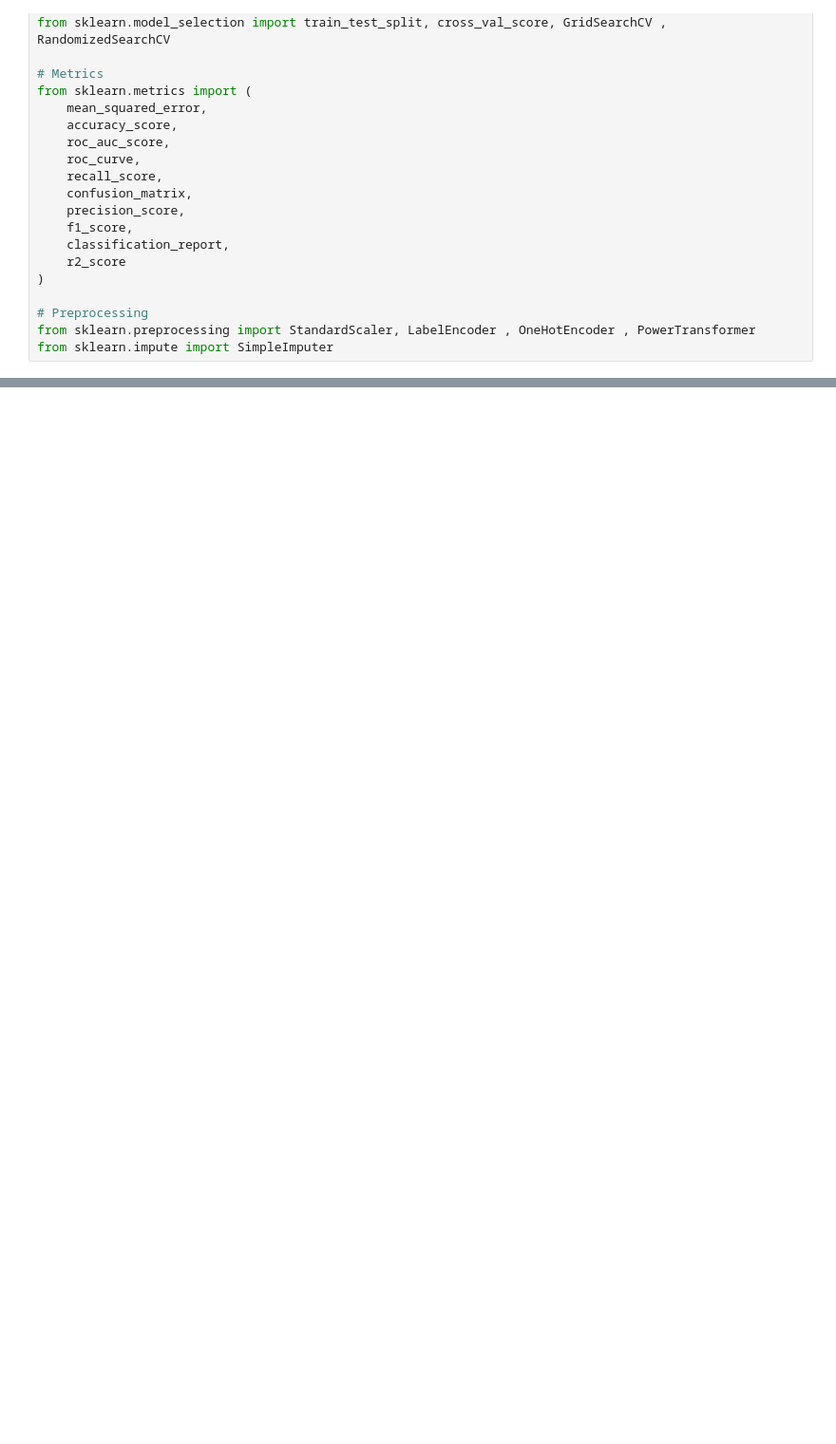
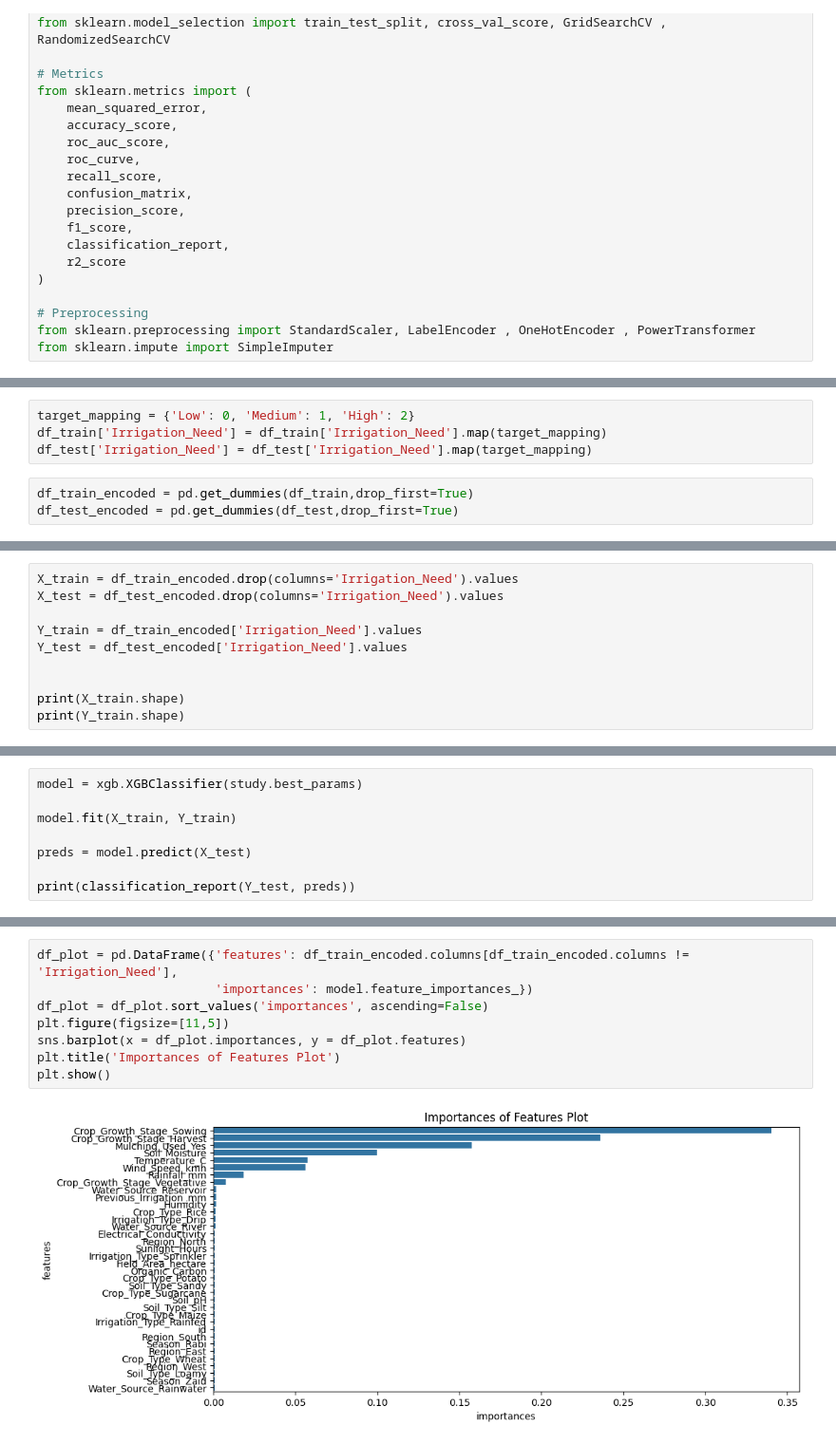
Before and after one commit to Ihaxxxx/Machine-Learning, a Jupyter notebook: imports.ipynb, the cells around one changed output, grey strips where cells are left out. Shown at 95% size. Cells and saved outputs as stored; diff of their text form; blank space fills up the shorter version.

```diff
--- a/imports.ipynb
+++ b/imports.ipynb
@@ -47,0 +108,7 @@ from sklearn.impute import SimpleImputer
+# %%
+target_mapping = {'Low': 0, 'Medium': 1, 'High': 2}
+df_train['Irrigation_Need'] = df_train['Irrigation_Need'].map(target_mapping)
+df_test['Irrigation_Need'] = df_test['Irrigation_Need'].map(target_mapping)
+# %%
+df_train_encoded = pd.get_dummies(df_train,drop_first=True)
+df_test_encoded = pd.get_dummies(df_test,drop_first=True)
@@ -47,0 +132,10 @@ from sklearn.impute import SimpleImputer
+# %%
+X_train = df_train_encoded.drop(columns='Irrigation_Need').values
+X_test = df_test_encoded.drop(columns='Irrigation_Need').values
+
+Y_train = df_train_encoded['Irrigation_Need'].values
+Y_test = df_test_encoded['Irrigation_Need'].values
+
+
+print(X_train.shape)
+print(Y_train.shape)
@@ -47,0 +189,8 @@ from sklearn.impute import SimpleImputer
+# %%
+model = xgb.XGBClassifier(study.best_params)
+
+model.fit(X_train, Y_train)
+
+preds = model.predict(X_test)
+
+print(classification_report(Y_test, preds))
@@ -47,0 +216,10 @@ from sklearn.impute import SimpleImputer
+# %%
+df_plot = pd.DataFrame({'features': df_train_encoded.columns[df_train_encoded.columns != 'Irrigation_Need'],
+                        'importances': model.feature_importances_})
+df_plot = df_plot.sort_values('importances', ascending=False)
+plt.figure(figsize=[11,5])
+sns.barplot(x = df_plot.importances, y = df_plot.features)
+plt.title('Importances of Features Plot')
+plt.show()
+# %% [output]
+[figure, added]
```
Also changed, not shown: parts of 14 cells of this notebook, 7 other files.
